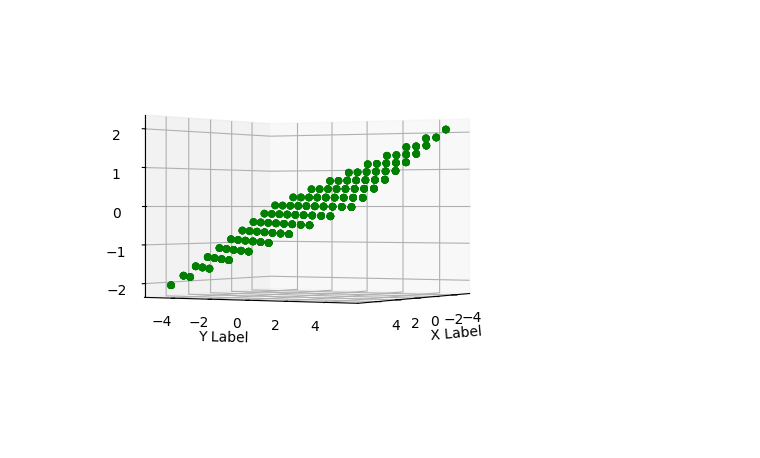
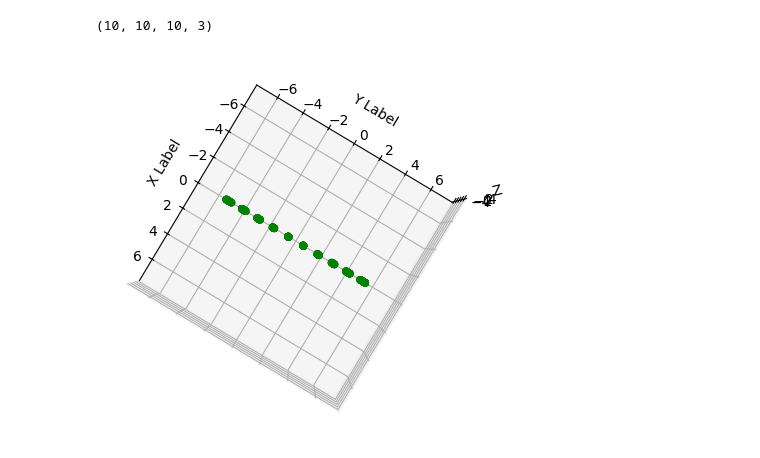
Before and after one commit to simon-fredrich/dmd_simulator, a Jupyter notebook: src/dmd3d_sketch.ipynb, the cells around one changed output. Drawn from its saved outputs; the diff is of its cells as text; code cells hidden in the pictures.

```diff
--- a/src/dmd3d_sketch.ipynb
+++ b/src/dmd3d_sketch.ipynb
@@ -19,13 +19,14 @@ def DoRotation3D(xspan, yspan, zspan, RotRadX=0, RotRadY=0, RotRadZ=0):
                            [0, 0, 1]])
 
     # Combined rotation matrix
-    RotMatrix = RotMatrixZ @ RotMatrixY @ RotMatrixX
+    RotMatrix = RotMatrixY @ RotMatrixZ
 
     # Create a 3D meshgrid
     x, y, z = np.meshgrid(xspan, yspan, zspan, indexing='ij')
 
     # Stack the meshgrid arrays into a single 4D array
     grid = np.stack([x, y, z], axis=-1)
+    print(grid.shape)
 
     # Apply the rotation matrix
     rotated_grid = np.einsum('ij,klmj->klmi', RotMatrix, grid)
@@ -34,31 +35,35 @@ def DoRotation3D(xspan, yspan, zspan, RotRadX=0, RotRadY=0, RotRadZ=0):
 # %%
 w = 10
 sources = 10
 x = np.linspace(-w/2, w/2, sources)
 y = np.linspace(-w/2, w/2, sources)
 z = np.zeros_like(x)
 
-tilt_angle = np.deg2rad(12)
-rotated_mesh = DoRotation3D(x, y, z, RotRadX=tilt_angle, RotRadY=tilt_angle, RotRadZ=0)
+tilt_angle = np.deg2rad(90)
+rotated_mesh = DoRotation3D(x, y, z, RotRadY=tilt_angle, RotRadZ=np.deg2rad(0))
+
 
 # Extract the rotated coordinates
 x_rot = rotated_mesh[..., 0]
 y_rot = rotated_mesh[..., 1]
 z_rot = rotated_mesh[..., 2]
 
 # Plotting the 3D scatter plot
 fig = plt.figure()
 ax = fig.add_subplot(111, projection='3d')
 ax.scatter(x_rot, y_rot, z_rot, c='g', marker='o')
 
 # Set view angle to look from the top
-ax.view_init(elev=0, azim=30)
+ax.view_init(elev=90, azim=30)
 
 ax.set_xlabel('X Label')
 ax.set_ylabel('Y Label')
 ax.set_zlabel('Z Label')
 
+ax.axis("equal")
+
 plt.show()
 # %% [output]
+(10, 10, 10, 3)
-[figure, old version]
+[figure, new version]
 # %%
```
Also changed, not shown: parts of 3 cells of this notebook.
